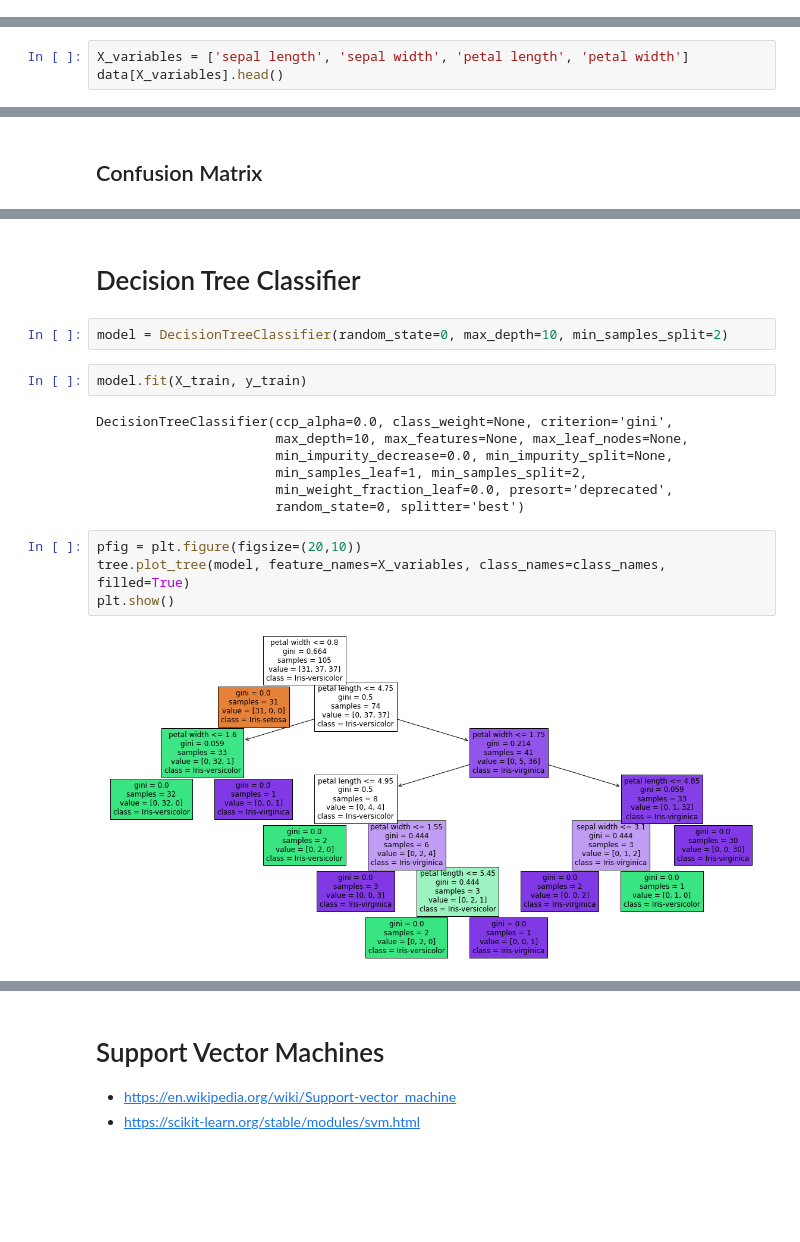
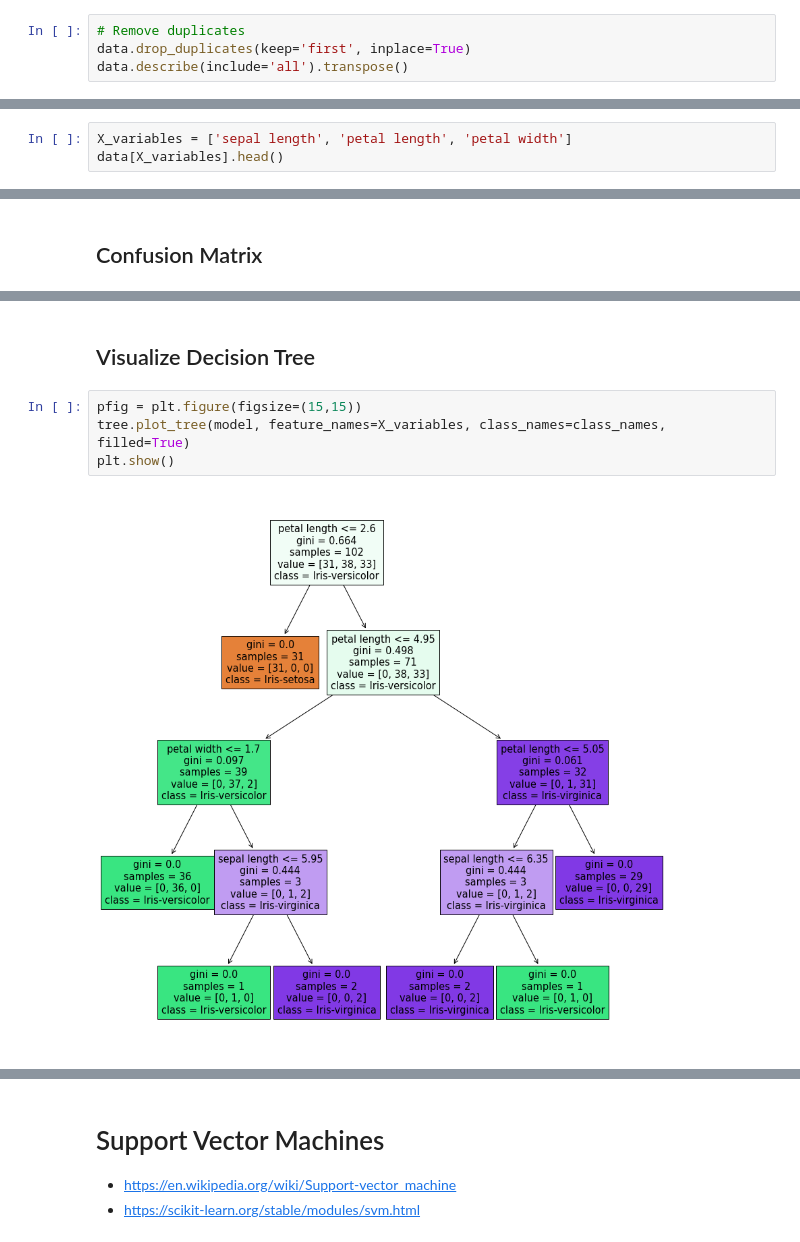
Before and after one commit to SumuduTennakoon/MachineLearningFoundations, a Jupyter notebook: LectureNotebooks/8_SupervisedMachineLearning_Classification.ipynb, the cells around one changed output, grey strips where cells are left out. Drawn from its saved outputs; the diff is of its cells as text; blank space fills up the shorter version.

```diff
--- a/LectureNotebooks/8_SupervisedMachineLearning_Classification.ipynb
+++ b/LectureNotebooks/8_SupervisedMachineLearning_Classification.ipynb
@@ -76,0 +88,4 @@ data.describe(include='all').transpose()
+# %%
+# Remove duplicates
+data.drop_duplicates(keep='first', inplace=True)
+data.describe(include='all').transpose()
@@ -127,6 +154,6 @@ correlation_matrix
 # %% [markdown]
 ## Identify `X` and `y`
 # %%
-X_variables = ['sepal length', 'sepal width', 'petal length', 'petal width']
+X_variables = ['sepal length', 'petal length', 'petal width']
 data[X_variables].head()
 # %% [output]
@@ -302,19 +350,8 @@ acuracy
 # %% [markdown]
-# Decision Tree Classifier
+## Visualize Decision Tree
-# %%
-model = DecisionTreeClassifier(random_state=0, max_depth=10, min_samples_split=2)
-# %%
-model.fit(X_train, y_train)
-# %% [output]
-DecisionTreeClassifier(ccp_alpha=0.0, class_weight=None, criterion='gini',
-                       max_depth=10, max_features=None, max_leaf_nodes=None,
-                       min_impurity_decrease=0.0, min_impurity_split=None,
-                       min_samples_leaf=1, min_samples_split=2,
-                       min_weight_fraction_leaf=0.0, presort='deprecated',
-                       random_state=0, splitter='best')
 # %%
-pfig = plt.figure(figsize=(20,10))
+pfig = plt.figure(figsize=(15,15))
 tree.plot_tree(model, feature_names=X_variables, class_names=class_names, filled=True)
 plt.show()
 # %% [output]
-[figure, old version]
+[figure, new version]
```
Also changed, not shown: parts of 104 cells of this notebook, 1 other file.
